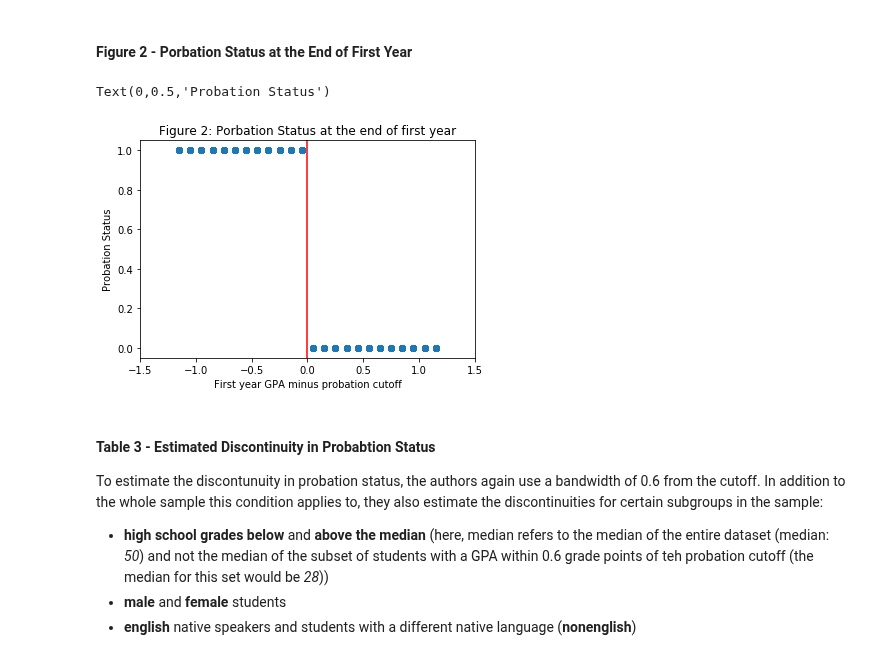
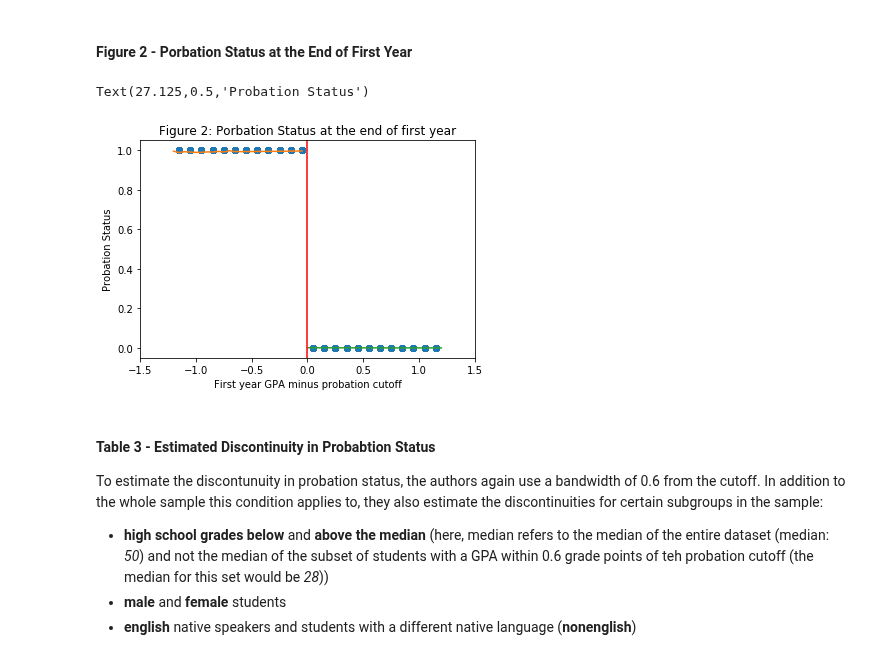
Before and after one commit to amageh/replication-performance-standards, a Jupyter notebook: project.ipynb, the cells around one changed output. Cells and saved outputs as stored; diff of their text form; code cells hidden in the pictures.

Commit message:
Added prediction line to table 2.

```diff
--- a/project.ipynb
+++ b/project.ipynb
@@ -386,16 +386,19 @@ Figure 2 and part 1 of table 3 veryfying that the discontiuity at the cutoff is
 It should be noted that the estimated discontinuity at the cutoff is only approximately equal to 1 for all of the different subgroups, as the results in part 1 of table 3 show. The authors attribute this fact to adiministrative errors in the data reportage.
 # %% [markdown]
 #### Figure 2 - Porbation Status at the End of First Year
+# %%
+predictions_fig2 = create_predictions(data=sample12, outcome = 'probation_year1', regressors=regressors)
 # %%
 plt.pyplot.xlim(-1.5,1.5,0.1)
 plt.pyplot.plot(sample12['bins'], sample12['gpalscutoff'], 'o')
+plot_RDD_curve(df = predictions_fig2, running_variable="dist_from_cut", outcome="prediction", cutoff=0)
 plt.pyplot.axvline(x=0, color='r')
 plt.pyplot.title('Figure 2: Porbation Status at the end of first year')
 plt.pyplot.xlabel('First year GPA minus probation cutoff')
 plt.pyplot.ylabel('Probation Status')
 # %% [output]
-Text(0,0.5,'Probation Status')
+Text(27.125,0.5,'Probation Status')
-[figure, old version]
+[figure, new version]
 # %% [markdown]
 #### Table 3 - Estimated Discontinuity in Probabtion Status
 
```
Also changed, not shown: parts of 7 cells of this notebook.
